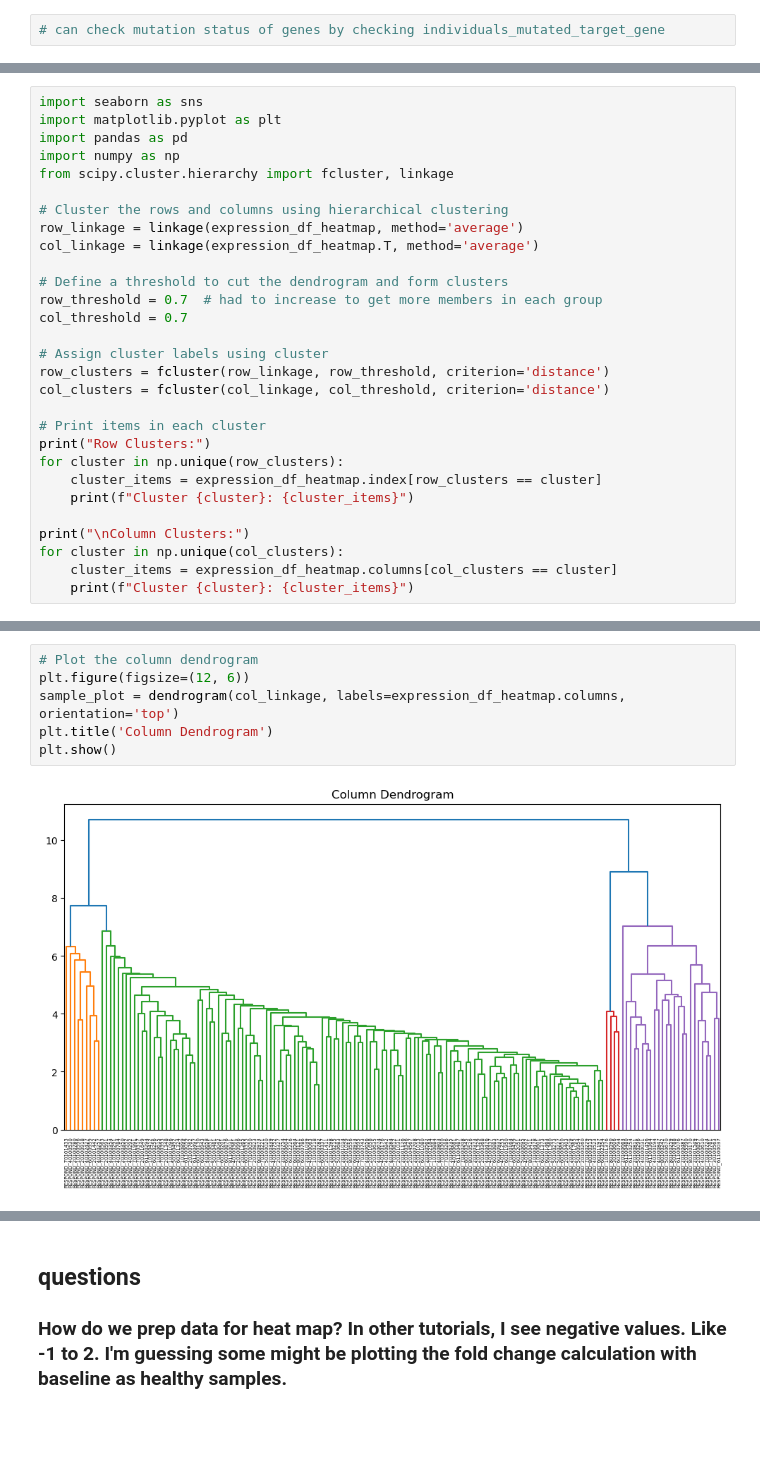
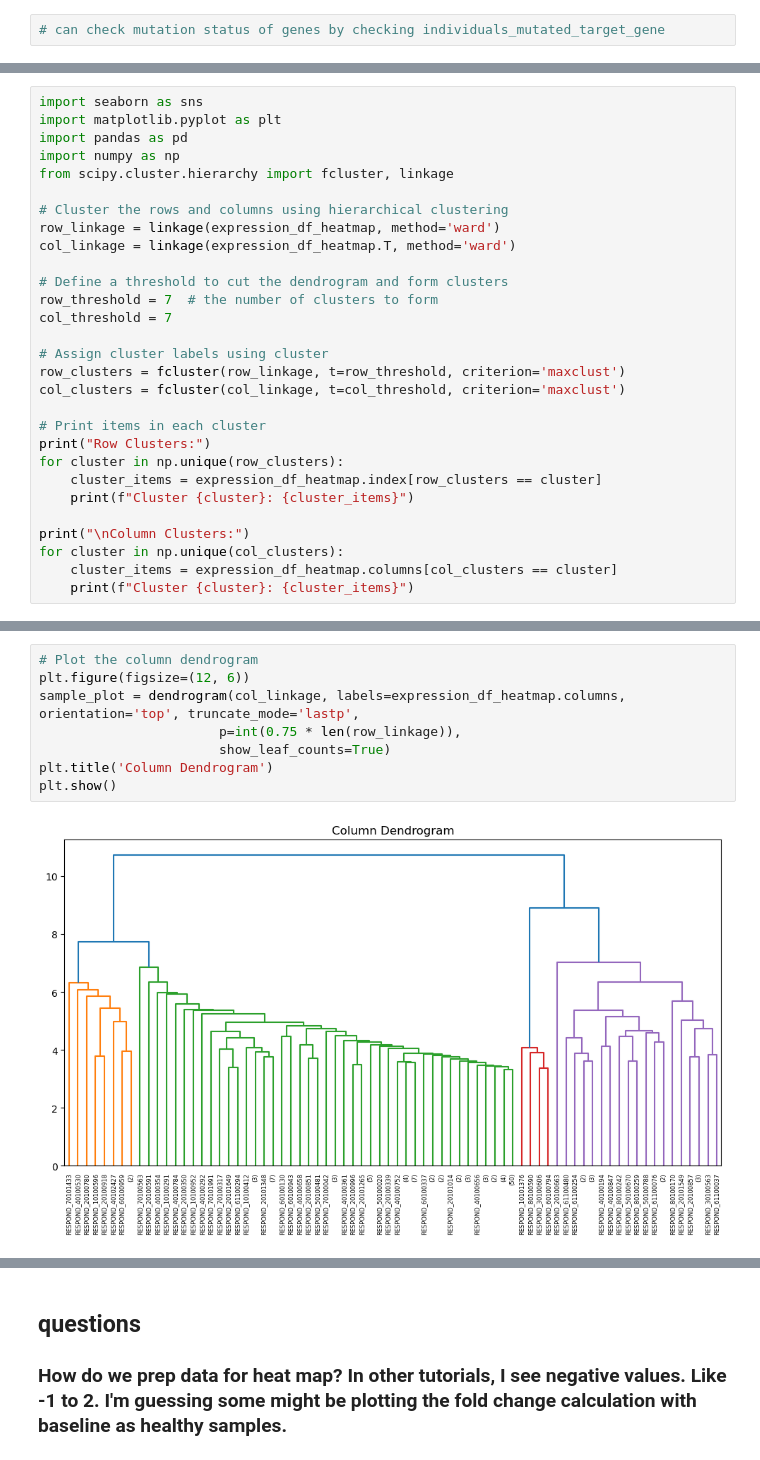
Before and after one commit to MeltemTutar/huang, a Jupyter notebook: Respond/Mutated_gene_expression_explore.ipynb, the cells around one changed output, grey strips where cells are left out. Drawn from its saved outputs; the diff is of its cells as text; blank space fills up the shorter version.

Commit message:
generate heatmap and clustering first version

```diff
--- a/Respond/Mutated_gene_expression_explore.ipynb
+++ b/Respond/Mutated_gene_expression_explore.ipynb
@@ -196,16 +186,16 @@ import numpy as np
 from scipy.cluster.hierarchy import fcluster, linkage
 
 # Cluster the rows and columns using hierarchical clustering
-row_linkage = linkage(expression_df_heatmap, method='average')
-col_linkage = linkage(expression_df_heatmap.T, method='average')
+row_linkage = linkage(expression_df_heatmap, method='ward')
+col_linkage = linkage(expression_df_heatmap.T, method='ward')
 
 # Define a threshold to cut the dendrogram and form clusters
-row_threshold = 0.7  # had to increase to get more members in each group
-col_threshold = 0.7
+row_threshold = 7  # the number of clusters to form
+col_threshold = 7
 
 # Assign cluster labels using cluster
-row_clusters = fcluster(row_linkage, row_threshold, criterion='distance')
-col_clusters = fcluster(col_linkage, col_threshold, criterion='distance')
+row_clusters = fcluster(row_linkage, t=row_threshold, criterion='maxclust')
+col_clusters = fcluster(col_linkage, t=col_threshold, criterion='maxclust')
 
 # Print items in each cluster
 print("Row Clusters:")
@@ -287,8 +265,10 @@ Index(['MYL2', 'MYH7', 'IGHV3OR16-13', 'MAGEA6', 'MAGEA3', 'KLHL40', 'CACNA1S',
 # %%
 # Plot the column dendrogram
 plt.figure(figsize=(12, 6))
-sample_plot = dendrogram(col_linkage, labels=expression_df_heatmap.columns, orientation='top')
+sample_plot = dendrogram(col_linkage, labels=expression_df_heatmap.columns, orientation='top', truncate_mode='lastp',
+                       p=int(0.75 * len(row_linkage)),
+                       show_leaf_counts=True)
 plt.title('Column Dendrogram')
 plt.show()
 # %% [output]
-[figure, old version]
+[figure, new version]
```
Also changed, not shown: parts of 11 cells of this notebook.
